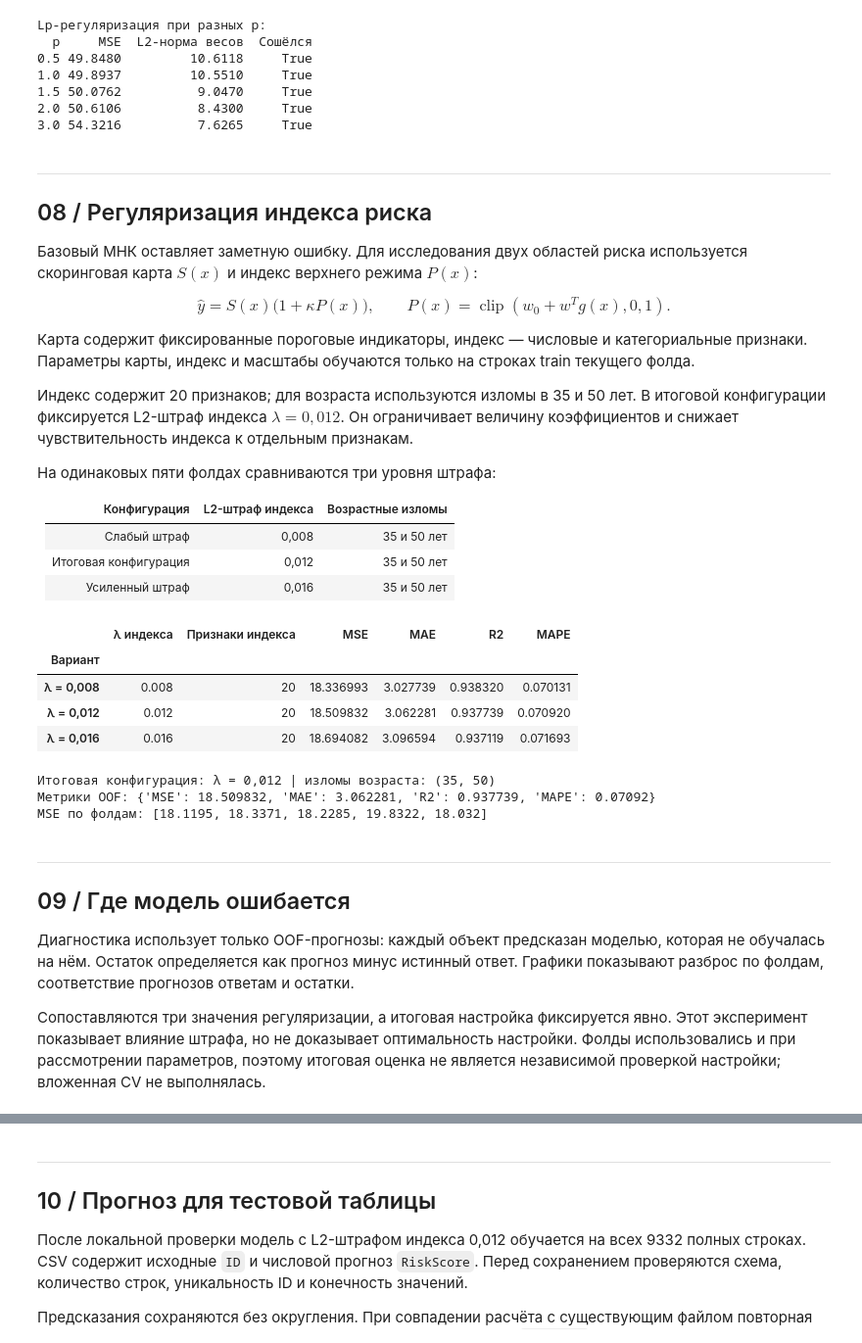
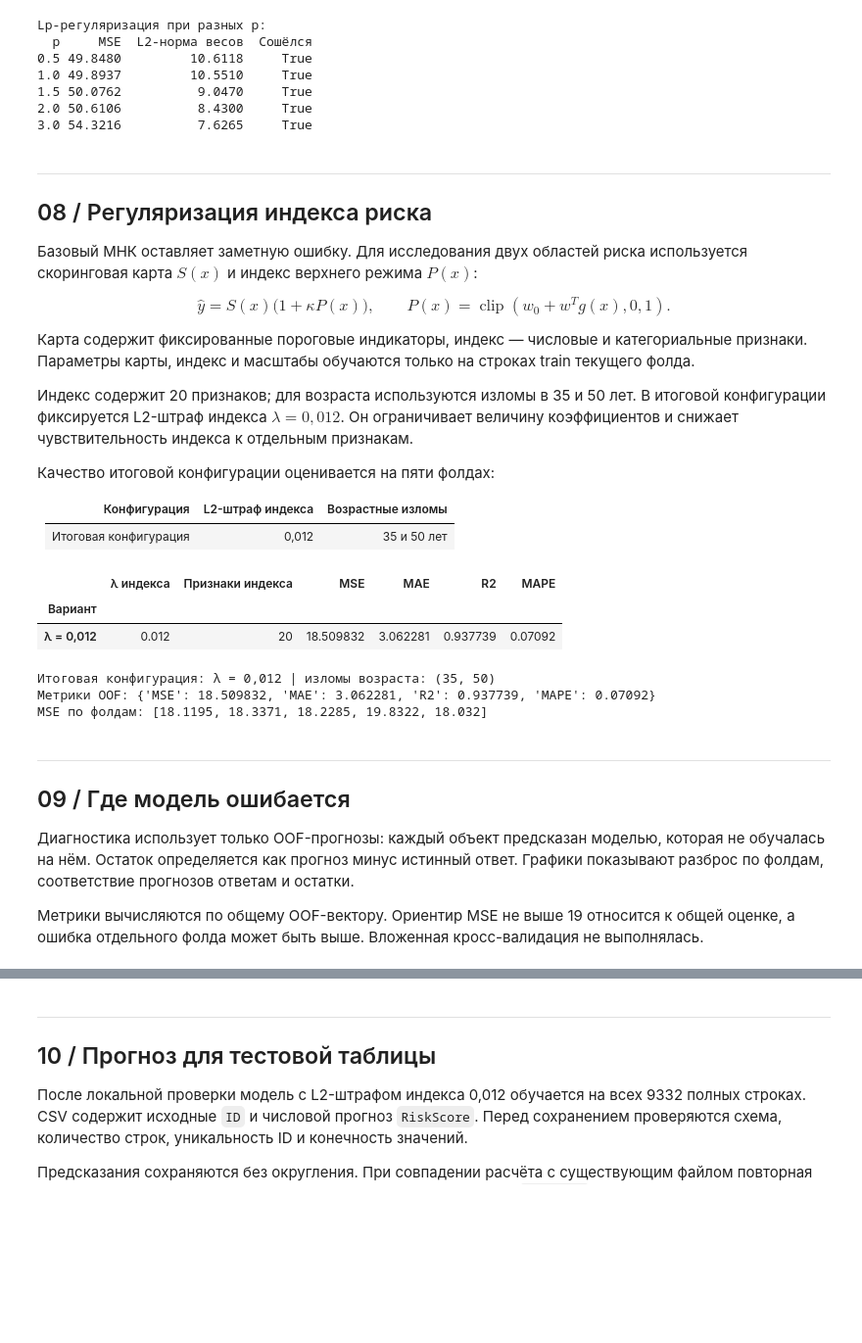
Before and after one commit to FL10w/ML, a Jupyter notebook: lab1/lab1.ipynb, the cells around one changed output, grey strips where cells are left out. Shown at 98% size. Cells and saved outputs as stored; diff of their text form; code cells hidden in the pictures; blank space fills up the shorter version.

```diff
--- a/lab1/lab1.ipynb
+++ b/lab1/lab1.ipynb
@@ -1025,13 +1025,11 @@ P(x)=\operatorname{clip}(w_0+w^Tg(x),0,1).$$
 В итоговой конфигурации фиксируется L2-штраф индекса $\lambda=0{,}012$.
 Он ограничивает величину коэффициентов и снижает чувствительность индекса к отдельным признакам.
 
-На одинаковых пяти фолдах сравниваются три уровня штрафа:
+Качество итоговой конфигурации оценивается на пяти фолдах:
 
 | Конфигурация | L2-штраф индекса | Возрастные изломы |
 |:---|---:|:---|
-| Слабый штраф | 0,008 | 35 и 50 лет |
 | Итоговая конфигурация | 0,012 | 35 и 50 лет |
-| Усиленный штраф | 0,016 | 35 и 50 лет |
 # %%
 SCORECARD = {
     'AnnualIncome': [30000, 50000, 80000, 120000],
@@ -1142,9 +1140,7 @@ class ScorecardMixtureRegression:
         return self.score(df) * (1.0 + self.kappa_ * self.band_probability(df))
 # %%
 EXPERIMENTS = {
-    'λ = 0,008': 0.008,
     'λ = 0,012': 0.012,
-    'λ = 0,016': 0.016,
 }
 SELECTED_VARIANT = 'λ = 0,012'
 selected_lam_index = EXPERIMENTS[SELECTED_VARIANT]
@@ -1152,36 +1148,34 @@ selected_age_knots = (35, 50)
 experiment_rows, fold_records = [], []
 oof_by_variant = {}
 for name, index_penalty in EXPERIMENTS.items():
     predictions = np.empty(len(y_all))
     visits = np.zeros(len(y_all), dtype=int)
     for number, (learn, validate) in enumerate(kfold_splits(len(y_all), k=5, seed=SEED), start=1):
         model = ScorecardMixtureRegression(age_knots=selected_age_knots, lam_index=index_penalty).fit(train.iloc[learn], y_all[learn])
         predictions[validate] = model.predict(train.iloc[validate])
         visits[validate] += 1
         fold_records.append({'Вариант': name, 'Фолд': number,
                              'MSE': mse(y_all[validate], predictions[validate])})
     assert np.all(visits == 1) and np.isfinite(predictions).all()
     oof_by_variant[name] = predictions
     experiment_rows.append({'Вариант': name, 'λ индекса': index_penalty,
                             'Признаки индекса': band_features(train, selected_age_knots).shape[1],
                             **all_metrics(y_all, predictions)})
 
 experiment_df = pd.DataFrame(experiment_rows).set_index('Вариант')
 fold_results = pd.DataFrame(fold_records)
 oof_final = oof_by_variant[SELECTED_VARIANT]
 cv_metrics = all_metrics(y_all, oof_final)
 fold_mses = fold_results.loc[fold_results['Вариант'] == SELECTED_VARIANT, 'MSE'].tolist()
 assert cv_metrics['MSE'] <= 19.0, 'Локальная ошибка превысила критерий эксперимента'
 display(experiment_df.round(6))
 print('Итоговая конфигурация:', SELECTED_VARIANT, '| изломы возраста:', selected_age_knots)
 print('Метрики OOF:', {key: round(value, 6) for key, value in cv_metrics.items()})
 print('MSE по фолдам:', np.round(fold_mses, 4).tolist())
 # %% [output]
 |  | λ индекса | Признаки индекса | MSE | MAE | R2 | MAPE |
 | Вариант |  |  |  |  |  |  |
-| λ = 0,008 | 0.008 | 20 | 18.336993 | 3.027739 | 0.938320 | 0.070131 |
-| λ = 0,012 | 0.012 | 20 | 18.509832 | 3.062281 | 0.937739 | 0.070920 |
-| λ = 0,016 | 0.016 | 20 | 18.694082 | 3.096594 | 0.937119 | 0.071693 |
+| λ = 0,012 | 0.012 | 20 | 18.509832 | 3.062281 | 0.937739 | 0.07092 |
 Итоговая конфигурация: λ = 0,012 | изломы возраста: (35, 50)
 Метрики OOF: {'MSE': 18.509832, 'MAE': 3.062281, 'R2': 0.937739, 'MAPE': 0.07092}
 MSE по фолдам: [18.1195, 18.3371, 18.2285, 19.8322, 18.032]
@@ -1197,10 +1191,9 @@ MSE по фолдам: [18.1195, 18.3371, 18.2285, 19.8322, 18.032]
 которая не обучалась на нём. Остаток определяется как прогноз минус истинный ответ.
 Графики показывают разброс по фолдам, соответствие прогнозов ответам и остатки.
 
-Сопоставляются три значения регуляризации, а итоговая настройка фиксируется явно.
-Этот эксперимент показывает влияние штрафа, но не доказывает оптимальность настройки.
-Фолды использовались и при рассмотрении параметров, поэтому итоговая оценка
-не является независимой проверкой настройки; вложенная CV не выполнялась.
+Метрики вычисляются по общему OOF-вектору. Ориентир MSE не выше 19
+относится к общей оценке, а ошибка отдельного фолда может быть выше.
+Вложенная кросс-валидация не выполнялась.
 # %%
 residuals = oof_final - y_all
 fig, axes = plt.subplots(1, 3, figsize=(15, 4.2))
```
Also changed, not shown: parts of 4 cells of this notebook, 1 other file.
